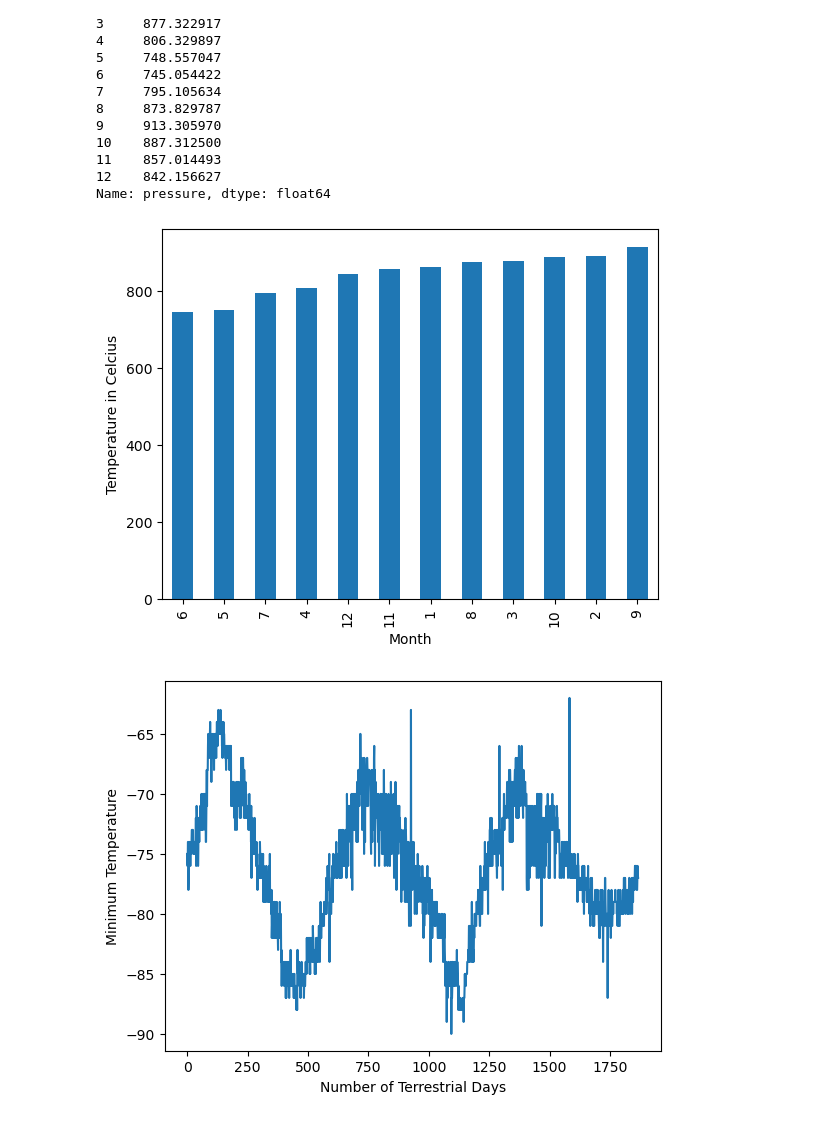
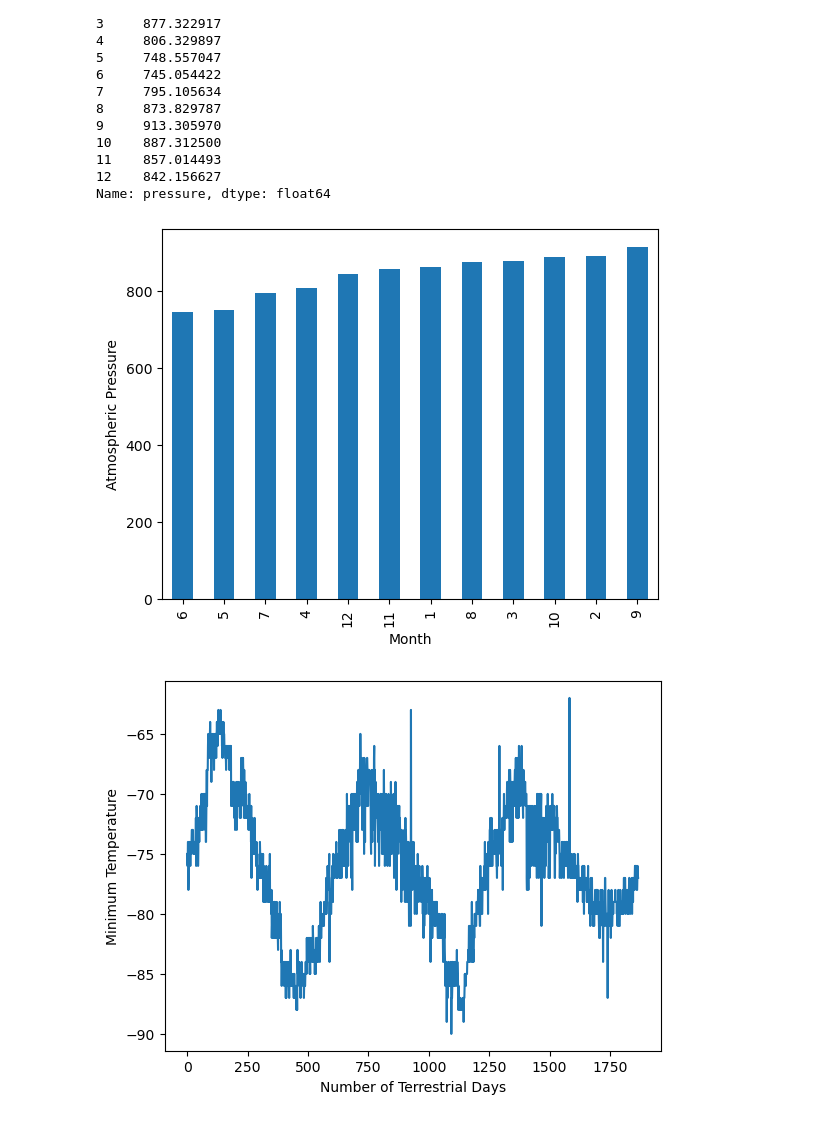
Before and after one commit to eaveltre21189/web_scraping_challenge, a Jupyter notebook: part_2_mars_weather.ipynb, the cells around one changed output. Saved outputs shown, nothing was run; the diff lists cells and outputs as text; code cells hidden in the pictures.

```diff
--- a/part_2_mars_weather.ipynb
+++ b/part_2_mars_weather.ipynb
@@ -210,13 +210,13 @@ Name: pressure, dtype: float64
 # %%
 # Plot the average pressure by month
 monthly_pressure = pd.DataFrame(average_pressure)
 pressure_sort = monthly_pressure.sort_values('pressure')
 pressure_sort.plot(kind='bar', legend=False)
 plt.xlabel('Month')
-plt.ylabel('Temperature in Celcius')
+plt.ylabel('Atmospheric Pressure')
 plt.show()
 # %% [output]
-[figure, old version]
+[figure, new version]
 # %%
 # 5. How many terrestrial (earth) days are there in a Martian year?
 x_axis = np.arange(len(weather_df))
```
Also changed, not shown: parts of 3 cells of this notebook, 1 other file.
